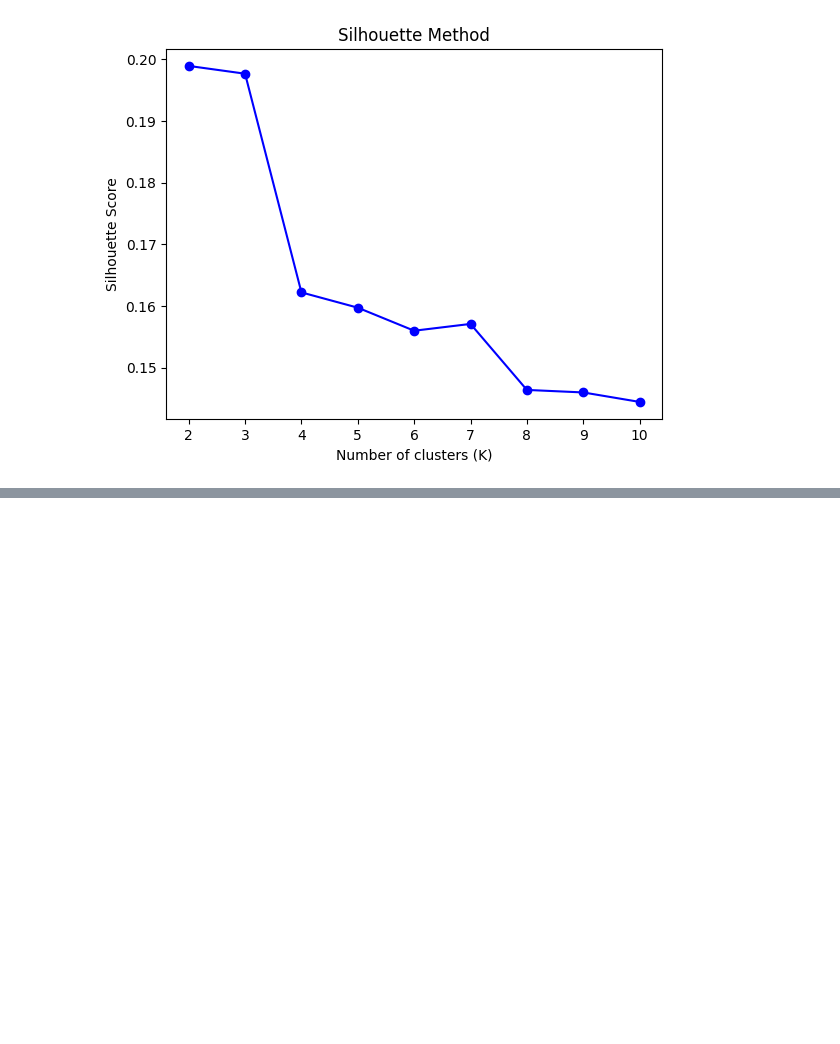
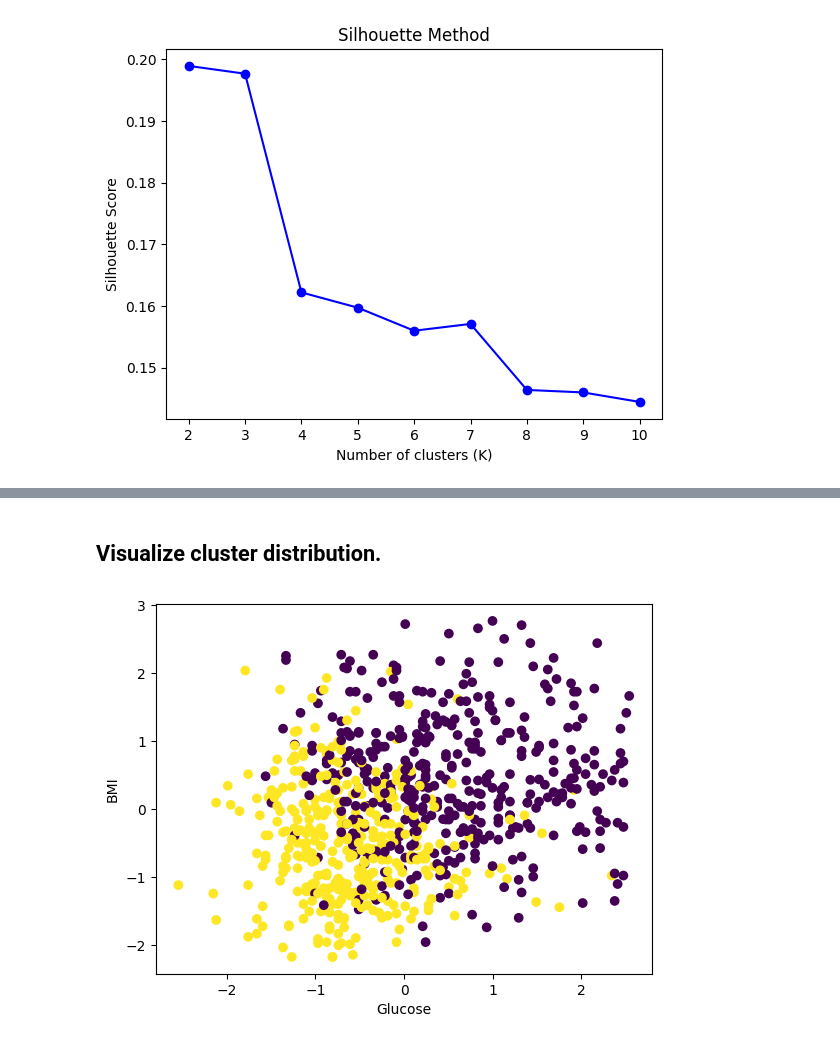
Before and after one commit to 9asdaoui/diabetes-risk-prediction, a Jupyter notebook: notebooks/03_Clustering.ipynb, the cells around one changed output, grey strips where cells are left out. Saved outputs shown, nothing was run; the diff lists cells and outputs as text; code cells hidden in the pictures; blank space fills up the shorter version.

Commit message:
Implement k-means to train model with chosen k and visual results

```diff
--- a/notebooks/03_Clustering.ipynb
+++ b/notebooks/03_Clustering.ipynb
@@ -46,0 +49,16 @@ plt.show()
+# %%
+import pandas as pd
+from sklearn.cluster import KMeans
+
+df = pd.read_csv("../data/clean_data.csv")
+
+k = 2
+kmeans = KMeans(n_clusters=k, random_state=42)
+kmeans.fit(df)
+
+labels = kmeans.labels_
+
+
+df['Cluster'] = labels
+
+df.head()
@@ -46,0 +72,10 @@ plt.show()
+# %% [markdown]
+## Visualize cluster distribution.
+# %%
+
+plt.scatter(df['Glucose'], df['BMI'], c=df['Cluster'])
+plt.xlabel('Glucose')
+plt.ylabel('BMI')
+plt.show()
+# %% [output]
+[figure, added]
```
Also changed, not shown: parts of 3 cells of this notebook.
